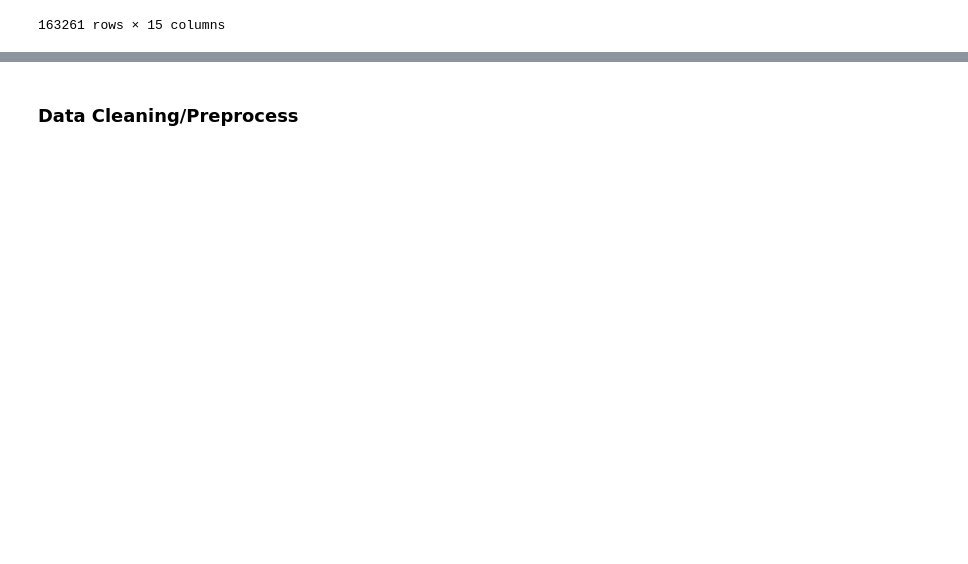
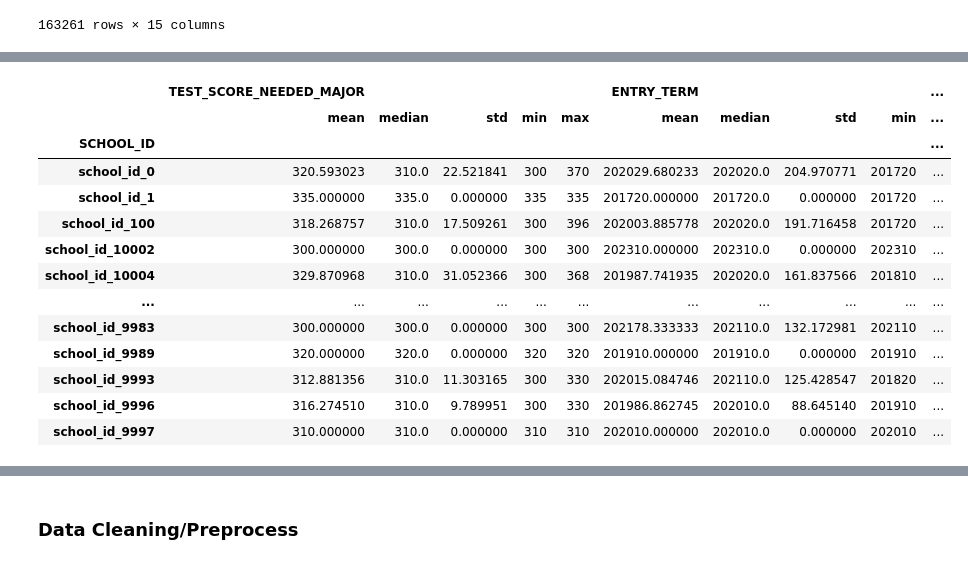
Before and after one commit to jet-inigo/performance-predictor, a Jupyter notebook: CS441_final_project.ipynb, the cells around one changed output, grey strips where cells are left out. Drawn from its saved outputs; the diff is of its cells as text; code cells hidden in the pictures; blank space fills up the shorter version.

Commit message:
Pre-Cleaning Visualization and Statistics

```diff
--- a/CS441_final_project.ipynb
+++ b/CS441_final_project.ipynb
@@ -226,0 +362,69 @@ from matplotlib import pyplot as plt
+# %%
+# PRE-CLEANING STATISTICS - RICHARD
+pd.set_option("display.max_columns", None) # show all columns
+
+print("PRE-CLEANING STATISTICS")
+
+# 1. ICFES STATISTICS (mean, median, std, min, max) BY SCHOOL
+# This includes all the numerical data from raw ICFES which helps us in determining how to clean the data
+print("ICFES SCORE STATISTICS BY SCHOOL_ID\n")
+# takes the raw ICFES dataset icfes_df, picks only numeric columns (test scores, percentiles, semester, etc.)
+numeric_icfes = icfes_df.select_dtypes(include="number").columns
+
+icfes_stats_by_school = (
+    icfes_df.groupby("SCHOOL_ID")[numeric_icfes] # Groups all ICFES records by the school they belong to, limit the aggregation to numeric columns only
+            .agg(["mean", "median", "std", "min", "max"]) # for each school and each numeric column, compute the statistics
+)
+display(icfes_stats_by_school) # a table indexed by SCHOOL_ID, containing statistics of each feature (Percentile, scores, etc)
+
+
+# 2. STUDENT UNIVERSITY PERFORMANCE STATISTICS BY SCHOOL
+# This inlcudes all the numerical data from raw student dataset, looking at the TERM_GPA, OVERALL_GPA for each school can be helpful
+print("\nSTUDENT PERFORMANCE STATISTICS BY SCHOOL_ID\n")
+# takes the raw student dataset student_df, picks only numeric columns
+numeric_student = student_df.select_dtypes(include="number").columns
+
+stud_stats_by_school = (
+    student_df.groupby("SCHOOL_ID")[numeric_student] # group by school,
+              .agg(["mean", "median", "std", "min", "max"])
+)
+display(stud_stats_by_school) # a table indexed by SCHOOL_ID, containing statistics of each feature
+
+
+# 3. STUDENT PERFORMANCE STATISTICS BY MAJOR
+# This uses only the student dataset which contains the STUDY_PROGRAM column (study major)
+print("\nUNIVERSITY GPA STATISTICS BY STUDY_PROGRAM (Major). Sorted in Descending Mean OVERALL_GPA\n")
+
+if "STUDY_PROGRAM" in student_df.columns: # check that the column STUDY_PROGRAM exists
+    gpa_stats_by_major = (
+        student_df.groupby("STUDY_PROGRAM")["OVERALL_GPA"] # group students by STUDY_PROGRAM (major) and focus on OVERALL_GPA column
+                  .agg(["mean", "median", "std", "min", "max"])
+                  .sort_values("mean", ascending=False) # sorted in descending mean OVERALL_GPA
+    )
+    display(gpa_stats_by_major)
+else:
+    print("STUDY_PROGRAM column not found.")
+
+
+# 4. OVERALL NUMERICAL STATISTICS
+# This uses the numerical data from both icfes datasetand student dataset
+print("Number of unique SCHOOL_ID in ICFES dataset:", icfes_df["SCHOOL_ID"].nunique())
+print("Number of unique SCHOOL_ID in Student dataset:", student_df["SCHOOL_ID"].nunique())
+
+icfes_ids = set(icfes_df["SCHOOL_ID"].unique())
+student_ids = set(student_df["SCHOOL_ID"].unique())
+
+print("\nSCHOOL_IDs present only in ICFES dataset:", len(icfes_ids - student_ids))
+print("SCHOOL_IDs present only in Student dataset:", len(student_ids - icfes_ids))
+print("SCHOOL_IDs present in BOTH:", len(icfes_ids & student_ids)) # 2175
+# so after merging, there are 2175 unique SCHOOL_IDs
+
+
+print("\nCOMBINED (ICFES + Student) STATISTICS BY SCHOOL_ID\n")
+# Merge the two aggregated tables on SCHOOL_ID. SCHOOL_ID (and SCHOOL_NAME) is the only shared atttribue, other columns are all unique
+combined_stats_by_school = icfes_stats_by_school.join(
+    stud_stats_by_school,
+    how="inner",
+)
+display(combined_stats_by_school)
+# %% [output]
@@ -226,0 +449,14 @@ from matplotlib import pyplot as plt
+|  | TEST_SCORE_NEEDED_MAJOR |  |  |  |  | ENTRY_TERM |  |  |  | ... |
+|  | mean | median | std | min | max | mean | median | std | min | ... |
+| SCHOOL_ID |  |  |  |  |  |  |  |  |  | ... |
+| school_id_0 | 320.593023 | 310.0 | 22.521841 | 300 | 370 | 202029.680233 | 202020.0 | 204.970771 | 201720 | ... |
+| school_id_1 | 335.000000 | 335.0 | 0.000000 | 335 | 335 | 201720.000000 | 201720.0 | 0.000000 | 201720 | ... |
+| school_id_100 | 318.268757 | 310.0 | 17.509261 | 300 | 396 | 202003.885778 | 202020.0 | 191.716458 | 201720 | ... |
+| school_id_10002 | 300.000000 | 300.0 | 0.000000 | 300 | 300 | 202310.000000 | 202310.0 | 0.000000 | 202310 | ... |
+| school_id_10004 | 329.870968 | 310.0 | 31.052366 | 300 | 368 | 201987.741935 | 202020.0 | 161.837566 | 201810 | ... |
+| ... | ... | ... | ... | ... | ... | ... | ... | ... | ... | ... |
+| school_id_9983 | 300.000000 | 300.0 | 0.000000 | 300 | 300 | 202178.333333 | 202110.0 | 132.172981 | 202110 | ... |
+| school_id_9989 | 320.000000 | 320.0 | 0.000000 | 320 | 320 | 201910.000000 | 201910.0 | 0.000000 | 201910 | ... |
+| school_id_9993 | 312.881356 | 310.0 | 11.303165 | 300 | 330 | 202015.084746 | 202110.0 | 125.428547 | 201820 | ... |
+| school_id_9996 | 316.274510 | 310.0 | 9.789951 | 300 | 330 | 201986.862745 | 202010.0 | 88.645140 | 201910 | ... |
+| school_id_9997 | 310.000000 | 310.0 | 0.000000 | 310 | 310 | 202010.000000 | 202010.0 | 0.000000 | 202010 | ... |
```
Also changed, not shown: parts of 9 cells of this notebook, 1 other file.
